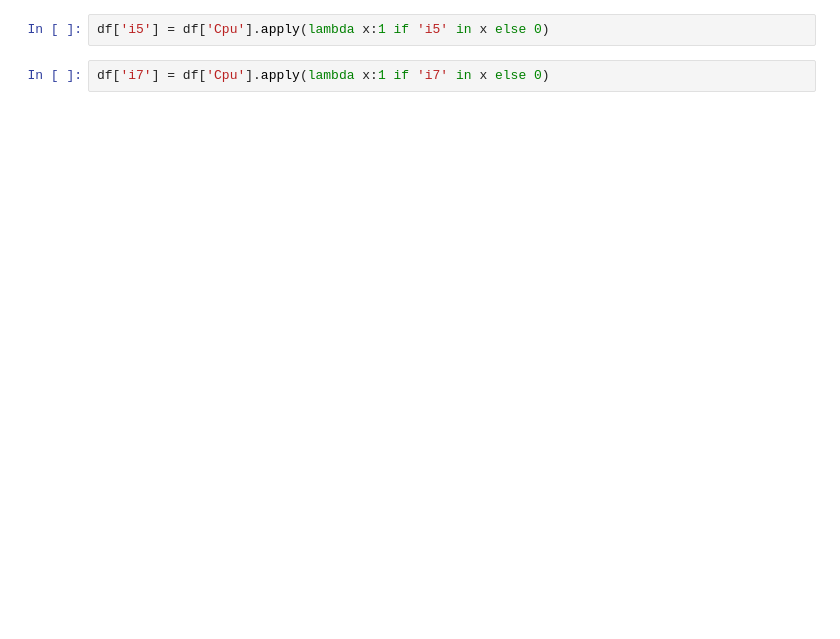
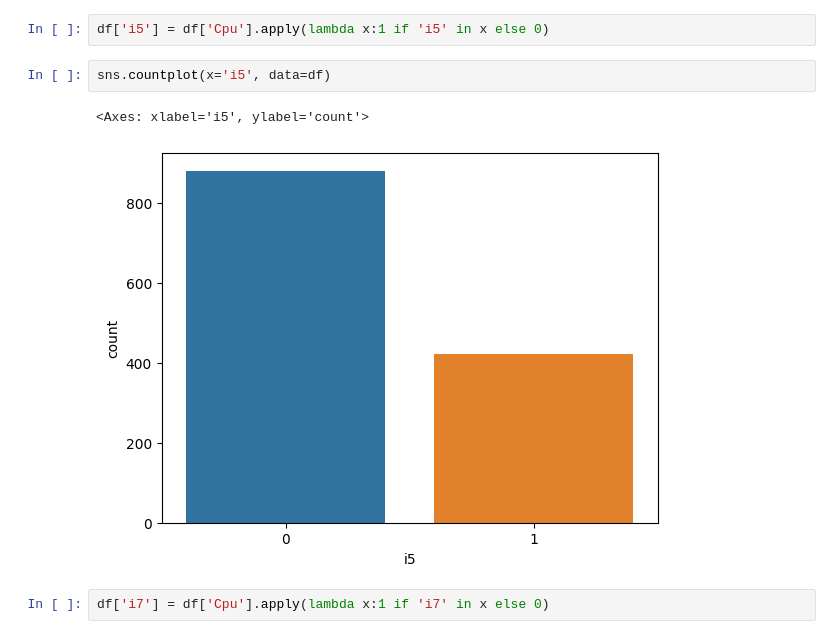
Before and after one commit to 23ME30056/Lappy_price, a Jupyter notebook: main.ipynb, the cells around one changed output. Drawn from its saved outputs; the diff is of its cells as text; blank space fills up the shorter version.

```diff
--- a/main.ipynb
+++ b/main.ipynb
@@ -339,4 +326,9 @@ df.sample(20)
 # %%
 df['i5'] = df['Cpu'].apply(lambda x:1 if 'i5' in x else 0)
+# %%
+sns.countplot(x='i5', data=df)
+# %% [output]
+<Axes: xlabel='i5', ylabel='count'>
+[figure, added]
 # %%
 df['i7'] = df['Cpu'].apply(lambda x:1 if 'i7' in x else 0)
```
Also changed, not shown: parts of 16 cells of this notebook.
